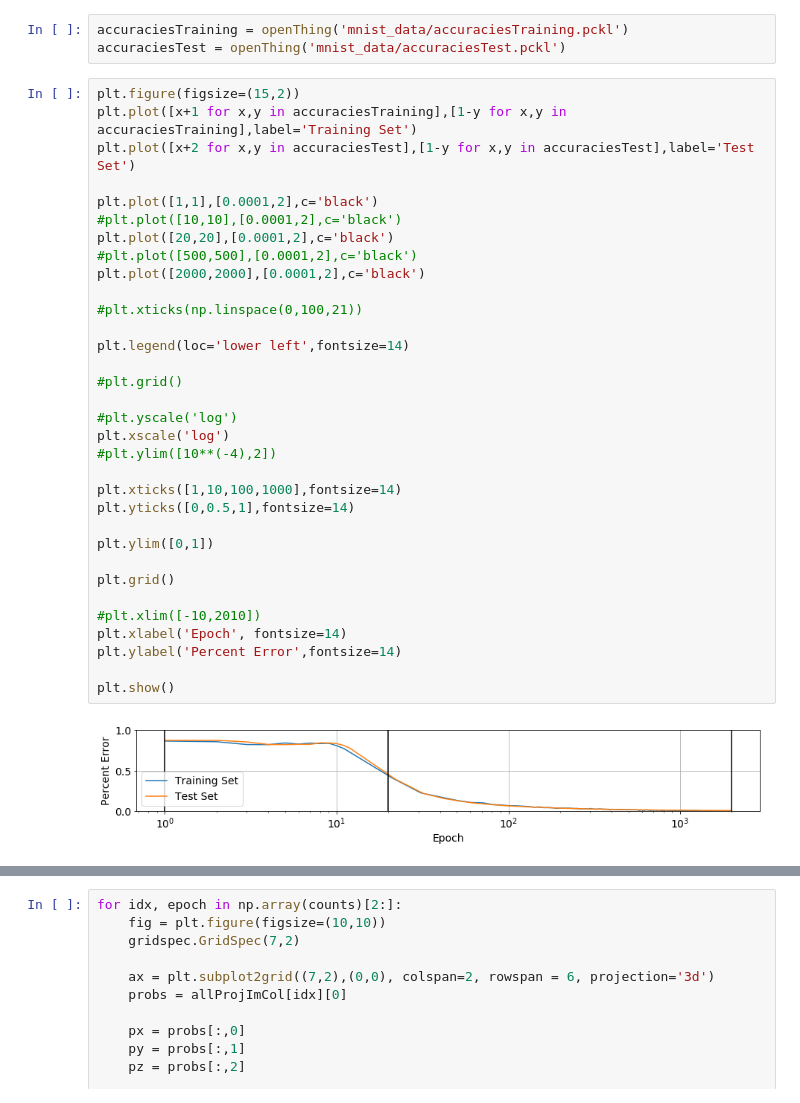
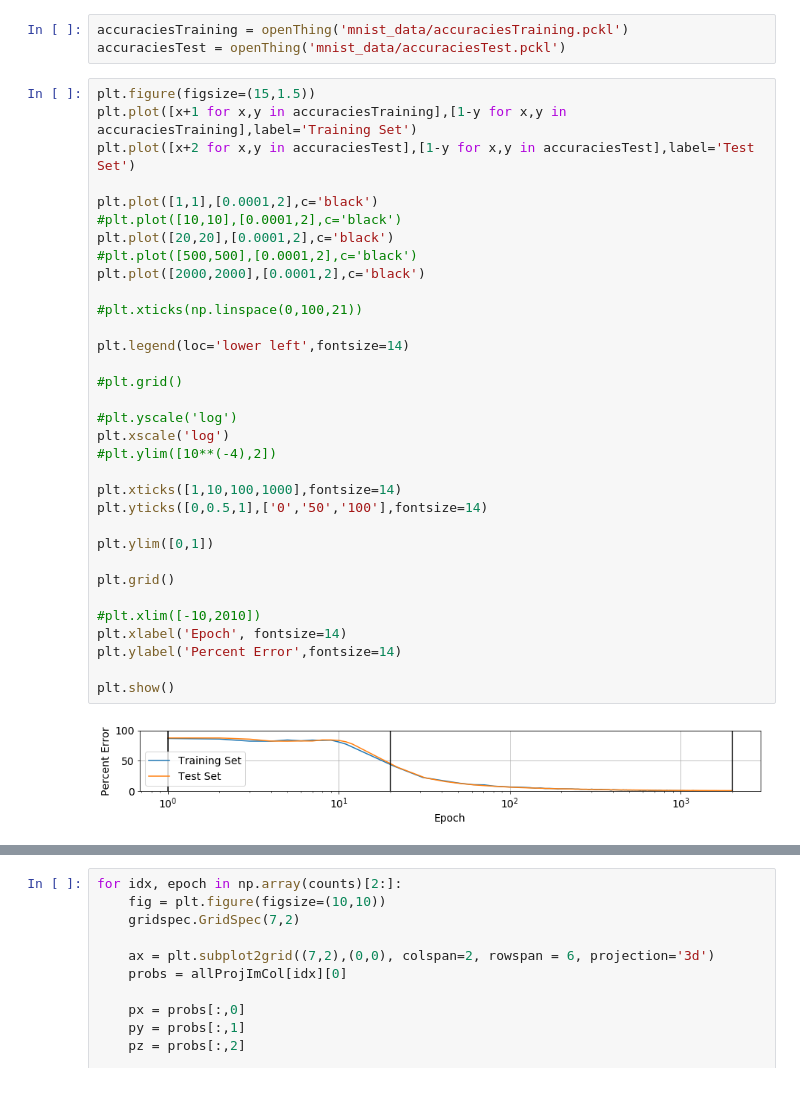
Before and after one commit to katnquinn/IntensiveEmbedding, a Jupyter notebook: all plots.ipynb, the cells around one changed output, grey strips where cells are left out. Cells and saved outputs as stored; diff of their text form.

Commit message:
adding squished training plot

```diff
--- a/all plots.ipynb
+++ b/all plots.ipynb
@@ -598,37 +598,37 @@ plot3D(px,py,pz,clist,shadow=True)
 accuraciesTraining = openThing('mnist_data/accuraciesTraining.pckl')
 accuraciesTest = openThing('mnist_data/accuraciesTest.pckl')
 # %%
-plt.figure(figsize=(15,2))
+plt.figure(figsize=(15,1.5))
 plt.plot([x+1 for x,y in accuraciesTraining],[1-y for x,y in accuraciesTraining],label='Training Set')
 plt.plot([x+2 for x,y in accuraciesTest],[1-y for x,y in accuraciesTest],label='Test Set')
 
 plt.plot([1,1],[0.0001,2],c='black')
 #plt.plot([10,10],[0.0001,2],c='black')
 plt.plot([20,20],[0.0001,2],c='black')
 #plt.plot([500,500],[0.0001,2],c='black')
 plt.plot([2000,2000],[0.0001,2],c='black')
 
 #plt.xticks(np.linspace(0,100,21))
 
 plt.legend(loc='lower left',fontsize=14)
 
 #plt.grid()
 
 #plt.yscale('log')
 plt.xscale('log')
 #plt.ylim([10**(-4),2])
 
 plt.xticks([1,10,100,1000],fontsize=14)
-plt.yticks([0,0.5,1],fontsize=14)
+plt.yticks([0,0.5,1],['0','50','100'],fontsize=14)
 
 plt.ylim([0,1])
 
 plt.grid()
 
 #plt.xlim([-10,2010])
 plt.xlabel('Epoch', fontsize=14)
 plt.ylabel('Percent Error',fontsize=14)
 
 plt.show()
 # %% [output]
-[figure, old version]
+[figure, new version]
```
Also changed, not shown: parts of 1 cell of this notebook.
